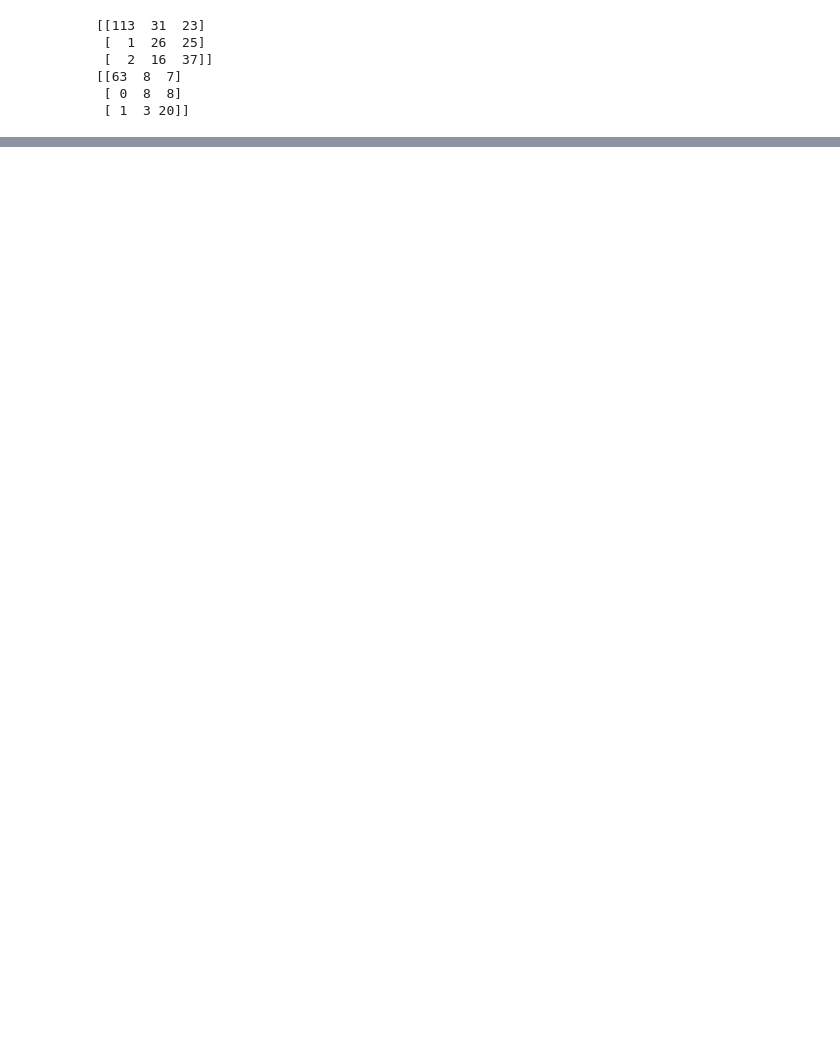
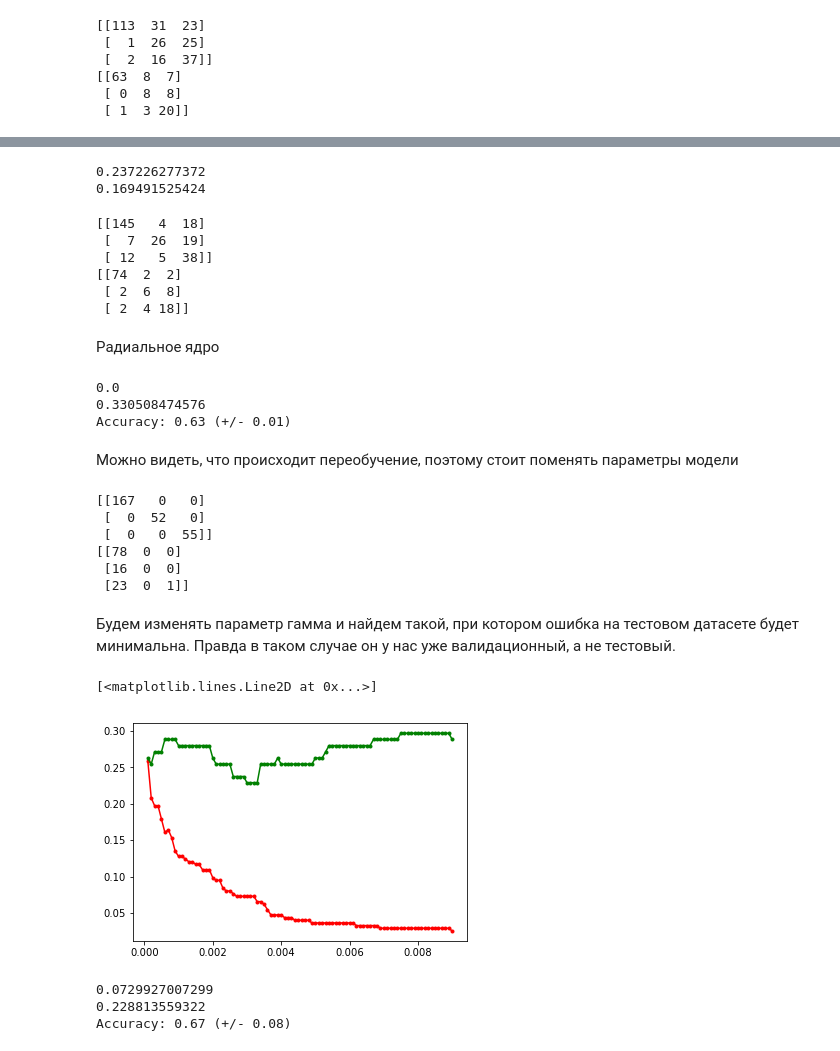
Before and after one commit to mzemlyanikin/hse-ml, a Jupyter notebook: auto-mpg.ipynb, the cells around one changed output, grey strips where cells are left out. Cells and saved outputs as stored; diff of their text form; code cells hidden in the pictures; blank space fills up the shorter version.

```diff
--- a/auto-mpg.ipynb
+++ b/auto-mpg.ipynb
@@ -642,0 +700,67 @@ print(CF)
+# %%
+print(np.mean(y_train_pred != y_train))
+print(np.mean(y_test_pred != y_test))
+# %% [output]
+0.237226277372
+0.169491525424
+# %%
+CF = sk.metrics.confusion_matrix(y_train, y_train_pred)
+print(CF)
+CF = sk.metrics.confusion_matrix(y_test, y_test_pred)
+print(CF)
+# %% [output]
+[[145   4  18]
+ [  7  26  19]
+ [ 12   5  38]]
+[[74  2  2]
+ [ 2  6  8]
+ [ 2  4 18]]
+# %% [markdown]
+Радиальное ядро
+# %%
+svc_model = SVC(kernel = 'rbf').fit(X_train, y_train)
+# %%
+y_train_pred = svc_model.predict(X_train)
+y_test_pred = svc_model.predict(X_test)
+
+print(np.mean(y_train_pred != y_train))
+print(np.mean(y_test_pred != y_test))
+scores = cross_validation.cross_val_score(svc_model, X, y, cv = 5)
+print("Accuracy: %0.2f (+/- %0.2f)" % (scores.mean(), scores.std() * 2))
+# %% [output]
+0.0
+0.330508474576
+Accuracy: 0.63 (+/- 0.01)
+# %% [markdown]
+Можно видеть, что происходит переобучение, поэтому стоит поменять параметры модели
+# %%
+CF = sk.metrics.confusion_matrix(y_train, y_train_pred)
+print(CF)
+CF = sk.metrics.confusion_matrix(y_test, y_test_pred)
+print(CF)
+# %% [output]
+[[167   0   0]
+ [  0  52   0]
+ [  0   0  55]]
+[[78  0  0]
+ [16  0  0]
+ [23  0  1]]
+# %% [markdown]
+Будем изменять параметр гамма и найдем такой, при котором ошибка на тестовом датасете будет минимальна.
+Правда в таком случае он у нас уже валидационный, а не тестовый.
+# %%
+gamma = [i/10000 for i in range(1, 91)]
+
+err_train = []
+err_test = []
+for temp in gamma:
+    svc_model = SVC(kernel = 'rbf', gamma = temp).fit(X_train, y_train)
+    y_train_pred = svc_model.predict(X_train)
+    y_test_pred = svc_model.predict(X_test)
+    err_train.append(np.mean(y_train_pred != y_train))
+    err_test.append(np.mean(y_test_pred != y_test))
+plt.plot(gamma, err_train, '.-r', label = 'Train error')
+plt.plot(gamma, err_test, '.-g', label = 'Test error')
+# %% [output]
+[<matplotlib.lines.Line2D at 0x...>]
+[figure, added]
@@ -642,0 +772,12 @@ print(CF)
+# %%
+y_train_pred = svc_model.predict(X_train)
+y_test_pred = svc_model.predict(X_test)
+
+print(np.mean(y_train_pred != y_train))
+print(np.mean(y_test_pred != y_test))
+scores = cross_validation.cross_val_score(svc_model, X, y, cv = 5)
+print("Accuracy: %0.2f (+/- %0.2f)" % (scores.mean(), scores.std() * 2))
+# %% [output]
+0.0729927007299
+0.228813559322
+Accuracy: 0.67 (+/- 0.08)
```
Also changed, not shown: parts of 31 cells of this notebook.
